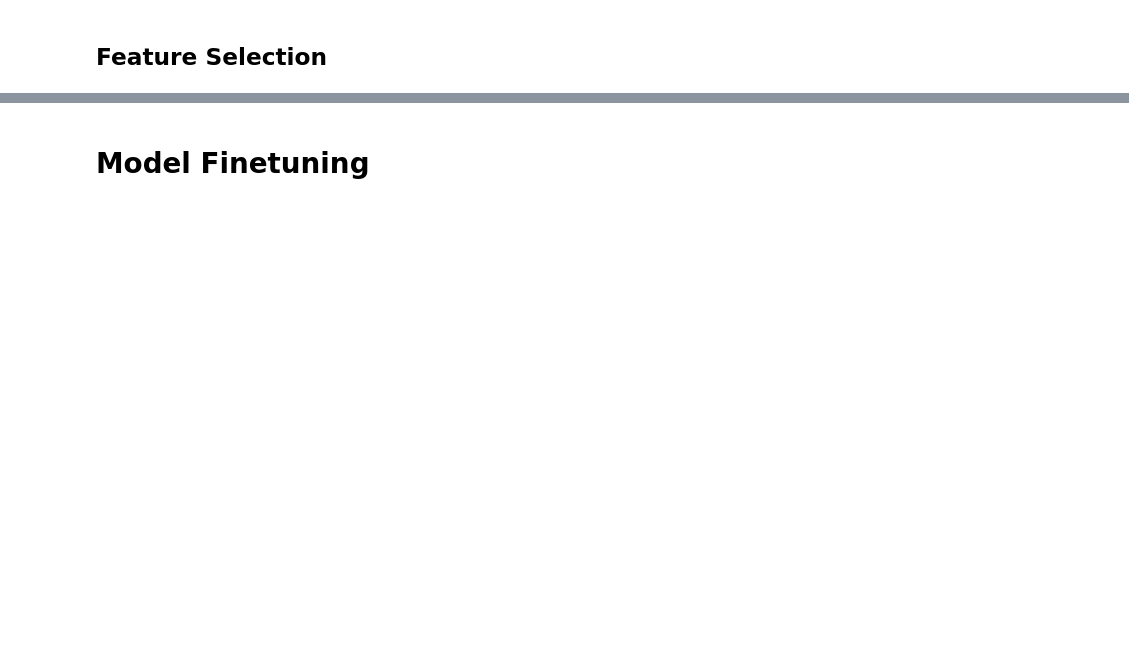
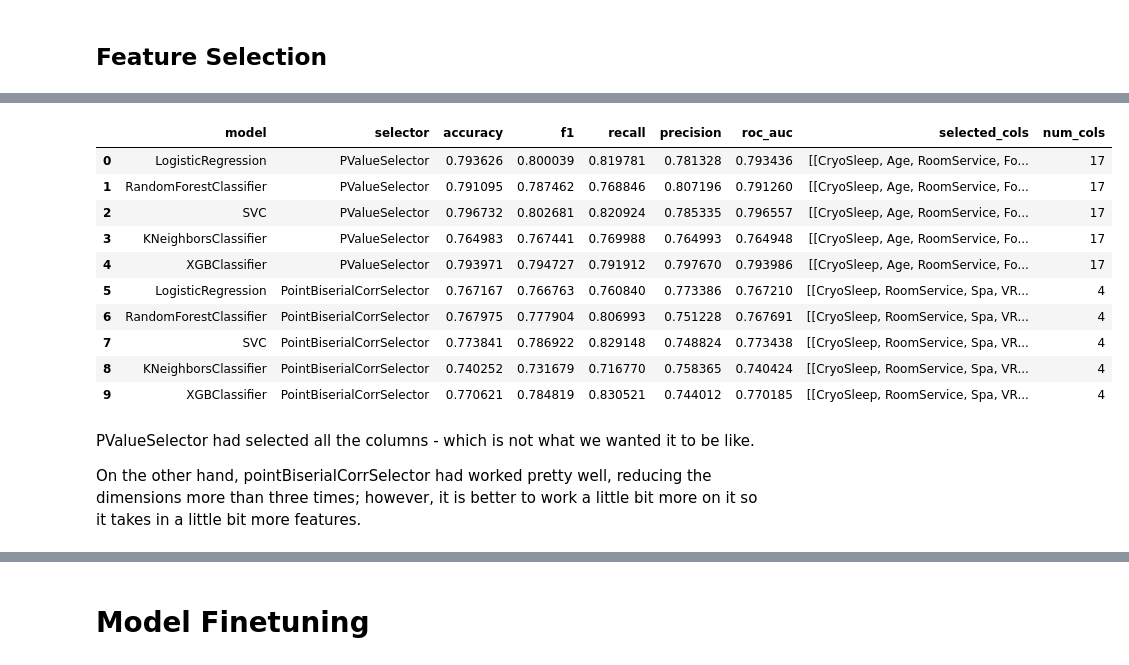
Before and after one commit to Alisizationed/sigmoid_homeworks, a Jupyter notebook: ex_prep_1/Sigmoid_Exam_Prep_1.ipynb, the cells around one changed output, grey strips where cells are left out. Saved outputs shown, nothing was run; the diff lists cells and outputs as text; code cells hidden in the pictures; blank space fills up the shorter version.

```diff
--- a/ex_prep_1/Sigmoid_Exam_Prep_1.ipynb
+++ b/ex_prep_1/Sigmoid_Exam_Prep_1.ipynb
@@ -677,6 +770,7 @@ from kydavra import (
 )
 # %%
 from sklearn.base import BaseEstimator, TransformerMixin
+from sklearn.utils.validation import check_is_fitted
 
 class KydavraSelector(BaseEstimator, TransformerMixin):
     def __init__(self, selector):
@@ -685,14 +779,20 @@ class KydavraSelector(BaseEstimator, TransformerMixin):
     def fit(self, X, y):
         X = X.copy()
         X["target"] = y.values if hasattr(y, "values") else y
+
         selected = self.selector.select(X, "target")
-        self.selected_features_ = selected if len(selected) > 0 else list(X.drop(columns="target").columns)
+        self.selected_features_ = (
+            selected if len(selected) > 0
+            else list(X.drop(columns="target").columns)
+        )
         return self
 
     def transform(self, X):
+        check_is_fitted(self, "selected_features_")
         return X[self.selected_features_]
 
     def get_feature_names_out(self, input_features=None):
+        check_is_fitted(self, "selected_features_")
         return self.selected_features_
 # %%
 selects = [
@@ -723,6 +823,7 @@ for selector in selectors:
     recall = []
     precision = []
     roc_auc = []
+    selected_cols = []
 
     for X_train, y_train, X_test, y_test in zip(X_trains, y_trains, X_tests, y_tests):
       pipeline.fit(X_train, y_train)
@@ -734,6 +835,7 @@ for selector in selectors:
       recall.append(recall_score(y_test, y_pred))
       precision.append(precision_score(y_test, y_pred))
       roc_auc.append(roc_auc_score(y_test, y_pred))
+      selected_cols.append(pipeline.named_steps["selector"].transformers_[0][1].get_feature_names_out())
 
     scores.append({
     "model": type(model).__name__,
@@ -743,4 +845,5 @@ for selector in selectors:
     "recall": np.mean(recall),
     "precision": np.mean(precision),
     "roc_auc": np.mean(roc_auc),
+    "selected_cols": selected_cols
     })
@@ -748,0 +850,23 @@ pd.DataFrame(scores)
+# %%
+scores = pd.DataFrame(scores)
+scores["num_cols"] = scores["selected_cols"].apply(
+    lambda folds: len(folds[0])
+)
+# %%
+scores
+# %% [output]
+|  | model | selector | accuracy | f1 | recall | precision | roc_auc | selected_cols | num_cols |
+| 0 | LogisticRegression | PValueSelector | 0.793626 | 0.800039 | 0.819781 | 0.781328 | 0.793436 | [[CryoSleep, Age, RoomService, Fo... | 17 |
+| 1 | RandomForestClassifier | PValueSelector | 0.791095 | 0.787462 | 0.768846 | 0.807196 | 0.791260 | [[CryoSleep, Age, RoomService, Fo... | 17 |
+| 2 | SVC | PValueSelector | 0.796732 | 0.802681 | 0.820924 | 0.785335 | 0.796557 | [[CryoSleep, Age, RoomService, Fo... | 17 |
+| 3 | KNeighborsClassifier | PValueSelector | 0.764983 | 0.767441 | 0.769988 | 0.764993 | 0.764948 | [[CryoSleep, Age, RoomService, Fo... | 17 |
+| 4 | XGBClassifier | PValueSelector | 0.793971 | 0.794727 | 0.791912 | 0.797670 | 0.793986 | [[CryoSleep, Age, RoomService, Fo... | 17 |
+| 5 | LogisticRegression | PointBiserialCorrSelector | 0.767167 | 0.766763 | 0.760840 | 0.773386 | 0.767210 | [[CryoSleep, RoomService, Spa, VR... | 4 |
+| 6 | RandomForestClassifier | PointBiserialCorrSelector | 0.767975 | 0.777904 | 0.806993 | 0.751228 | 0.767691 | [[CryoSleep, RoomService, Spa, VR... | 4 |
+| 7 | SVC | PointBiserialCorrSelector | 0.773841 | 0.786922 | 0.829148 | 0.748824 | 0.773438 | [[CryoSleep, RoomService, Spa, VR... | 4 |
+| 8 | KNeighborsClassifier | PointBiserialCorrSelector | 0.740252 | 0.731679 | 0.716770 | 0.758365 | 0.740424 | [[CryoSleep, RoomService, Spa, VR... | 4 |
+| 9 | XGBClassifier | PointBiserialCorrSelector | 0.770621 | 0.784819 | 0.830521 | 0.744012 | 0.770185 | [[CryoSleep, RoomService, Spa, VR... | 4 |
+# %% [markdown]
+PValueSelector had selected all the columns - which is not what we wanted it to be like.
+
+On the other hand, pointBiserialCorrSelector had worked pretty well, reducing the dimensions more than three times; however, it is better to work a little bit more on it so it takes in a little bit more features.
```
Also changed, not shown: parts of 25 cells of this notebook.
